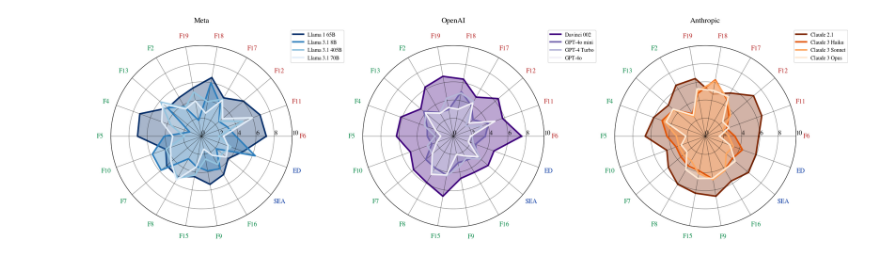
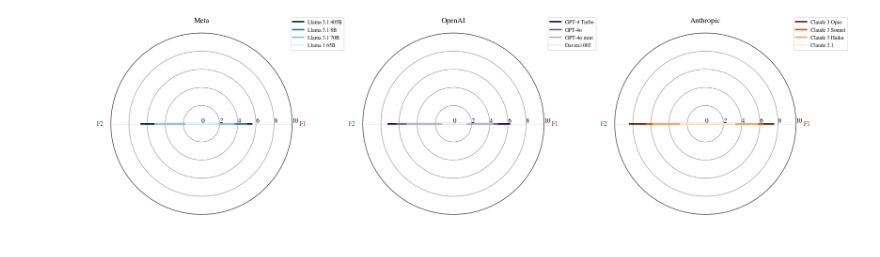
Before and after one commit to ronanhansel/reeval-multi, a Jupyter notebook: mirt-official/demo-non-rotational.ipynb, the cells around one changed output. Saved outputs shown, nothing was run; the diff lists cells and outputs as text; code cells hidden in the pictures.

```diff
--- a/mirt-official/demo-non-rotational.ipynb
+++ b/mirt-official/demo-non-rotational.ipynb
@@ -6,7 +6,7 @@ from load_params import load_and_rotate
 
 resmat = pd.read_pickle("../data/resmat.pkl")
 
-theta, a, b = load_and_rotate(rotation=None, model_path='./output/mirt_model_k19_auc89.pt')
+theta, a, b = load_and_rotate(rotation=None, model_path='../data/mirt_model_k2_rep0.pt')
 
 # varimax, oblimax, quartimax, equamax, geomin_ort, promax, oblimin, quartimin, geomin_obl
 
@@ -118,0 +164,15 @@ Number of unique scenarios: 22
+# %%
+
+from collections import defaultdict
+
+# 1. Assume sorted_nan_counts Series exists from the code above
+
+# 2. Initialize a defaultdict and loop through the Series
+grouped_models_dd = defaultdict(list)
+
+for model, count in sorted_nan_counts.items():
+    grouped_models_dd[count].append(model)
+
+# 3. Convert to a regular dict (optional) and print
+grouped_models_dd = dict(grouped_models_dd)
+print(grouped_models_dd)
@@ -128,7 +231,7 @@ for col in df_theta.columns[1:]:  # skip F1
 scores = {}
 scores['score_1'] = pd.Series(df_theta['F1'], index=resmat.index)
 
-for j in range(2, 20):  # F2 to F19
+for j in range(2, df_theta.shape[1] + 1):  # F2 to F19
     scores[f'score_{j}'] = pd.Series(
         df_theta['F1'] + theta_std[f'F{j}'],
         index=resmat.index
@@ -170,25 +273,8 @@ model_name_mapping = {
 
 
 scores_mapping = {
-    # 'F1': scores['score_1'],
+    'F1': scores['score_1'],
     'F2': scores['score_2'],
-    'F3': scores['score_3'],
-    'F4': scores['score_4'],
-    'F5': scores['score_5'],
-    'F6': scores['score_6'],
-    'F7': scores['score_7'],
-    'F8': scores['score_8'],
-    'F9': scores['score_9'],
-    'F10': scores['score_10'],
-    'F11': scores['score_11'],
-    'F12': scores['score_12'],
-    'F13': scores['score_13'],
-    'F14': scores['score_14'],
-    'F15': scores['score_15'],
-    'F16': scores['score_16'],
-    'F17': scores['score_17'],
-    'F18': scores['score_18'],
-    'F19': scores['score_19'],
 }
 
 skill_scores = pd.DataFrame(scores_mapping)
@@ -196,30 +282,31 @@ skill_scores = pd.DataFrame(scores_mapping)
 # Psychometric Groupings of AI Capability Dimensions
 
 reasoning = {
-    'F6': ('Abstract Reasoning', 'F6'),
-    'F11': ('General Problem Solving', 'F11'),
-    'F12': ('Procedural and Generative Planning', 'F12'),
-    'F17': ('Complex Reasoning', 'F17'),
-    'F18': ('Application of External Knowledge', 'F18'),
-    'F19': ('Formal Reasoning and Procedural Adherence', 'F19')
+    'F1': ('Abstract Reasoning', 'F1'),
+    # 'F6': ('Abstract Reasoning', 'F6'),
+    # 'F11': ('General Problem Solving', 'F11'),
+    # 'F12': ('Procedural and Generative Planning', 'F12'),
+    # 'F17': ('Complex Reasoning', 'F17'),
+    # 'F18': ('Application of External Knowledge', 'F18'),
+    # 'F19': ('Formal Reasoning and Procedural Adherence', 'F19')
 }
 
 comprehension = {
     'F2': ('In-Context Retrieval', 'F2'),
-    'F13': ('In-Context Analysis', 'F13'),
-    'F4': ('Literal Reading Comprehension', 'F4'),
-    'F5': ('Procedural Comprehension', 'F5'),
-    'F10': ('Descriptive Comprehension', 'F10'),
-    'F7': ('Dense and Formal Language Comprehension', 'F7'),
-    'F8': ('Internal Knowledge and Application', 'F8'),
-    'F15': ('General Verbal Comprehension', 'F15'),
-    'F9': ('Verbal Fluency', 'F9'),
-    'F16': ('Informal Language Comprehension', 'F16')
+    # 'F13': ('In-Context Analysis', 'F13'),
+    # 'F4': ('Literal Reading Comprehension', 'F4'),
+    # 'F5': ('Procedural Comprehension', 'F5'),
+    # 'F10': ('Descriptive Comprehension', 'F10'),
+    # 'F7': ('Dense and Formal Language Comprehension', 'F7'),
+    # 'F8': ('Internal Knowledge and Application', 'F8'),
+    # 'F15': ('General Verbal Comprehension', 'F15'),
+    # 'F9': ('Verbal Fluency', 'F9'),
+    # 'F16': ('Informal Language Comprehension', 'F16')
 }
 
 style = {
-    'F3': ('Safet and Ethics Alignment', 'SEA'),
-    'F14': ('Expansive Discourse', 'ED')
+    # 'F3': ('Safet and Ethics Alignment', 'SEA'),
+    # 'F14': ('Expansive Discourse', 'ED')
 }
 
 # --- START OF CHANGE 1: Define colors and map skills to groups ---
@@ -328,34 +415,34 @@ for i, (company_key, company_name) in enumerate(zip(company_keys, company_names)
     if models:
         model_data = skill_scores.loc[models].values
         display_names = [model_name_mapping.get(model, model) for model in models]
         if company_key == 'meta':
             colors = plt.cm.Blues_r(np.linspace(0, 0.9, len(models)))
         elif company_key == 'openai':
             colors = plt.cm.Purples_r(np.linspace(0, 0.9, len(models)))
         elif company_key == 'anthropic':
             colors = plt.cm.Oranges_r(np.linspace(0, 0.9, len(models)))
 
         create_radar_chart(model_data, abbreviated_labels, company_name, axes[i],
                            colors=colors, model_names=display_names, label_colors=label_colors)
 
         axes[i].set_title(company_name, size=14, weight='bold', pad=20)
         axes[i].legend(loc='upper right', bbox_to_anchor=(1.3, 1.1), fontsize=10)
     else:
         axes[i].text(0.5, 0.5, f'No {company_name} models found', transform=axes[i].transAxes, ha='center', va='center')
         axes[i].set_title(company_name, size=14, weight='bold', pad=20)
 
 plt.tight_layout()
 plt.savefig('../result/model_families_all_skill_radar_charts.pdf', bbox_inches='tight')
 plt.show()
 
 print("Selected models for radar charts:")
 for company, models in selected_models.items():
     print(f"\n{company.upper()}:")
     for model in models:
         formal_name = model_name_mapping.get(model, model)
         print(f"  {formal_name}")
 # %% [output]
-[figure, old version]
+[figure, new version]
 Selected models for radar charts:
 
 META:
```
Also changed, not shown: parts of 8 cells of this notebook, 1 other file.
